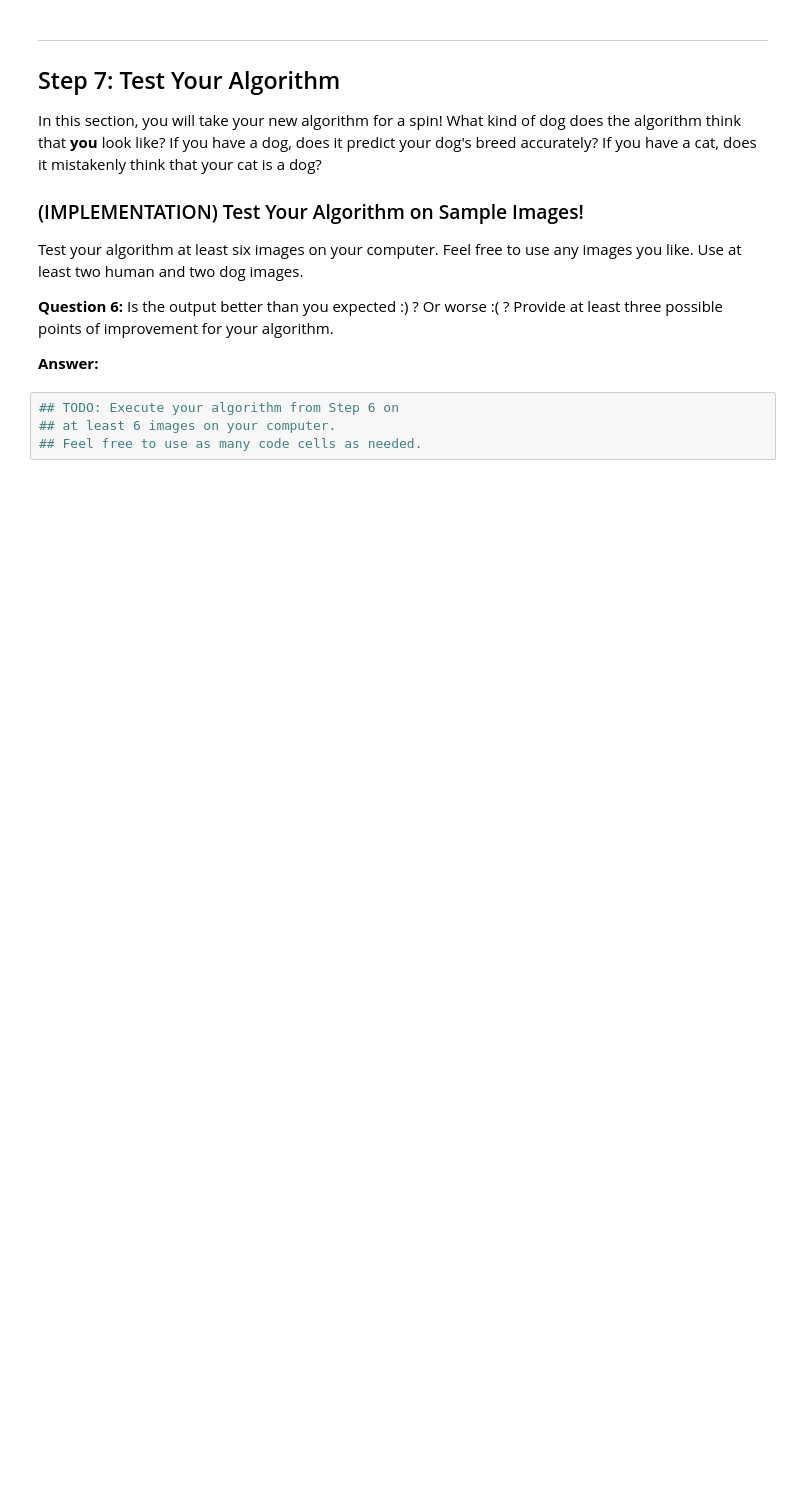
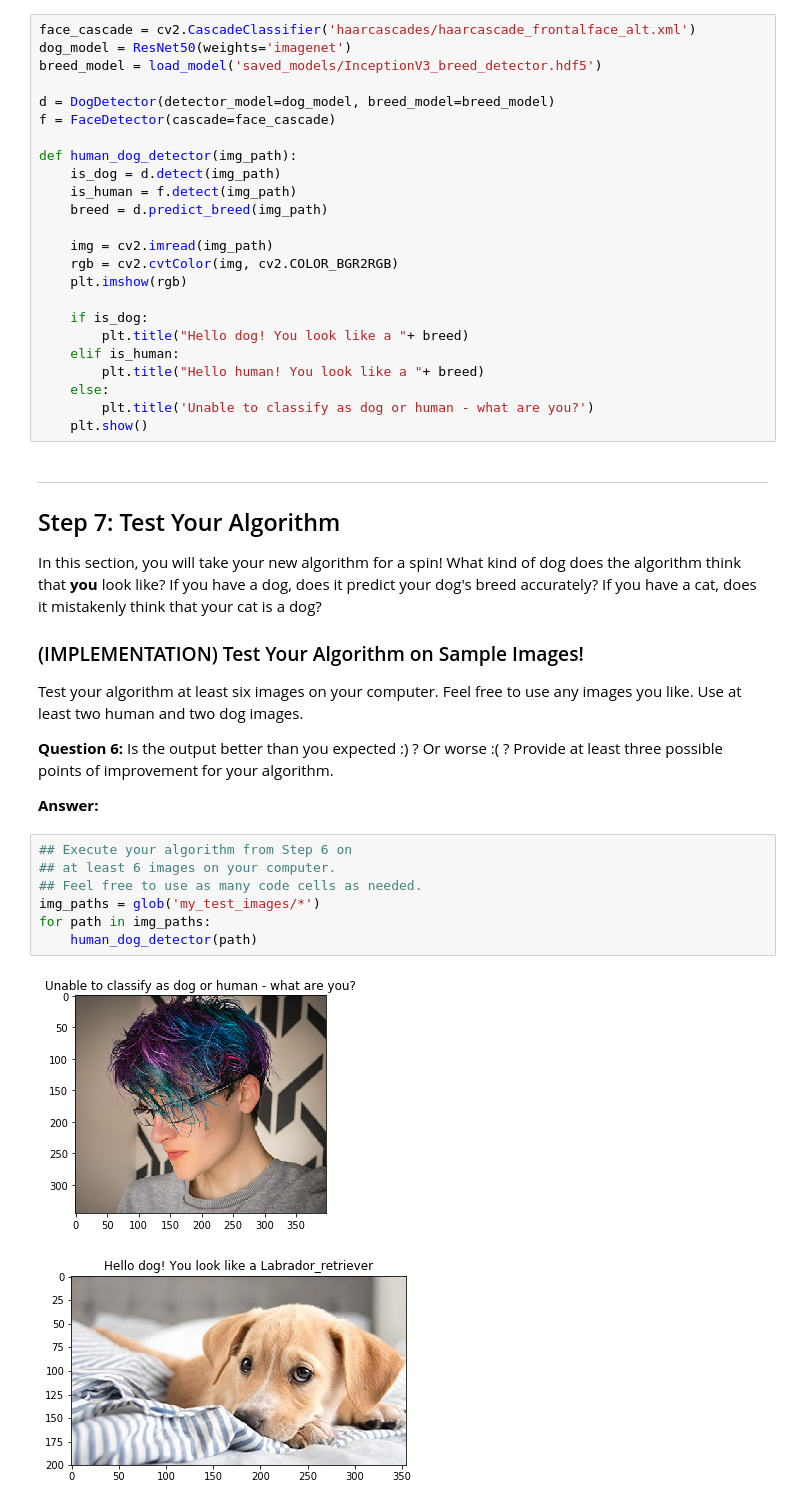
Before and after one commit to SteadBytes/AIND-dog-project, a Jupyter notebook: dog_app.ipynb, the cells around one changed output. Saved outputs shown, nothing was run; the diff lists cells and outputs as text; blank space fills up the shorter version.

Commit message:
final algorithm and testing

```diff
--- a/dog_app.ipynb
+++ b/dog_app.ipynb
@@ -927,3 +988,27 @@ Some sample output for our algorithm is provided below, but feel free to design
+# %%
+face_cascade = cv2.CascadeClassifier('haarcascades/haarcascade_frontalface_alt.xml')
+dog_model = ResNet50(weights='imagenet')
+breed_model = load_model('saved_models/InceptionV3_breed_detector.hdf5')
+
+d = DogDetector(detector_model=dog_model, breed_model=breed_model)
+f = FaceDetector(cascade=face_cascade)
+
+def human_dog_detector(img_path):
+    is_dog = d.detect(img_path)
+    is_human = f.detect(img_path)
+    breed = d.predict_breed(img_path)
+
+    img = cv2.imread(img_path)
+    rgb = cv2.cvtColor(img, cv2.COLOR_BGR2RGB)
+    plt.imshow(rgb)
+
+    if is_dog:
+        plt.title("Hello dog! You look like a "+ breed)
+    elif is_human:
+        plt.title("Hello human! You look like a "+ breed)
+    else:
+        plt.title('Unable to classify as dog or human - what are you?')
+    plt.show()
 # %% [markdown]
 ---
 <a id='step7'></a>
@@ -939,6 +1024,12 @@ __Question 6:__ Is the output better than you expected :) ?  Or worse :( ?  Prov
 
 __Answer:__
 # %%
-## TODO: Execute your algorithm from Step 6 on
+## Execute your algorithm from Step 6 on
 ## at least 6 images on your computer.
 ## Feel free to use as many code cells as needed.
+img_paths = glob('my_test_images/*')
+for path in img_paths:
+    human_dog_detector(path)
+# %% [output]
+[figure, added]
+[figure, added]
```
Also changed, not shown: parts of 6 cells of this notebook, 1 other file.
